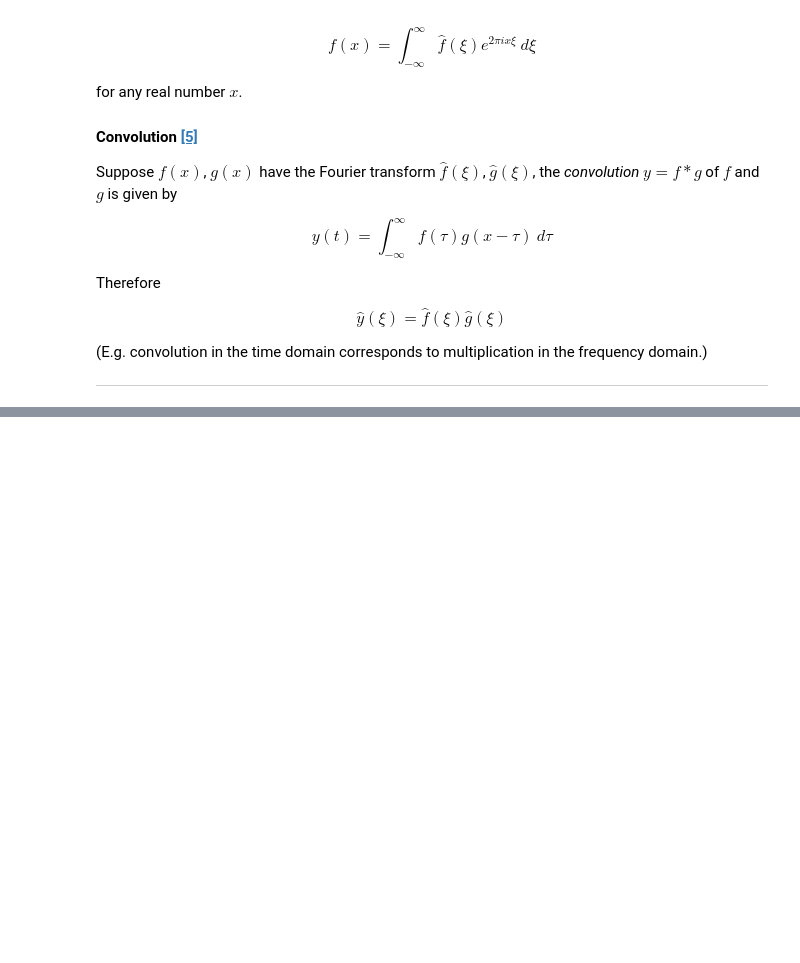
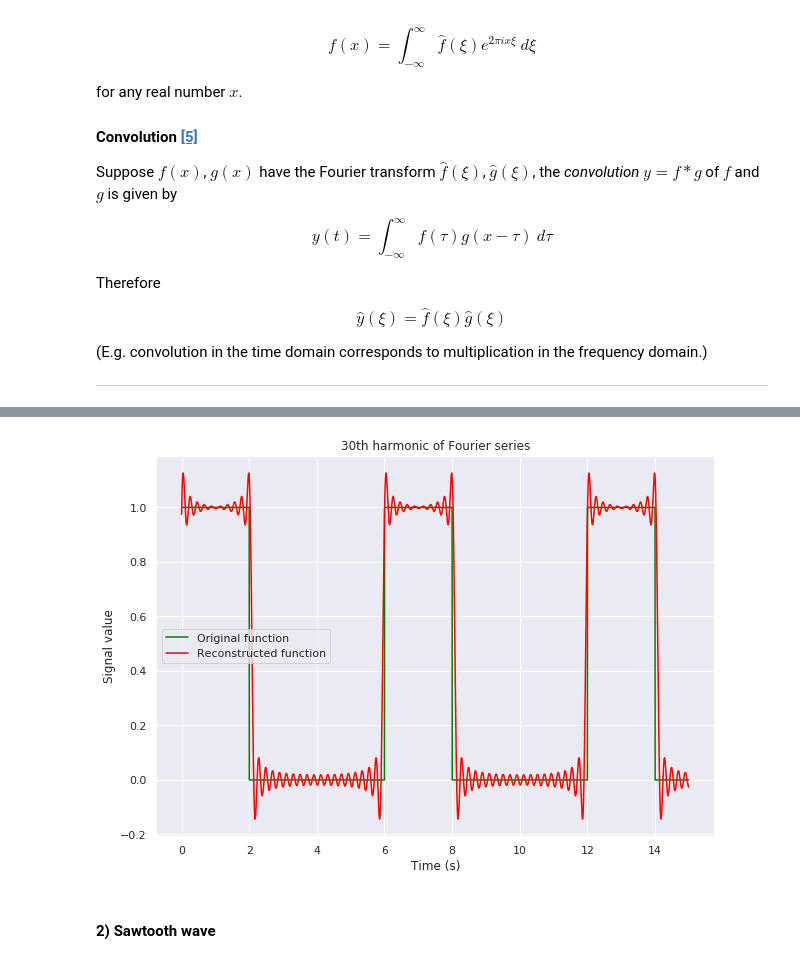
Before and after one commit to masterdesky/ELTE-signal-processing-2018, a Jupyter notebook: 2. feladatsor/Assignment 2.ipynb, the cells around one changed output, grey strips where cells are left out. Saved outputs shown, nothing was run; the diff lists cells and outputs as text; code cells hidden in the pictures; blank space fills up the shorter version.

```diff
--- a/2. feladatsor/Assignment 2.ipynb
+++ b/2. feladatsor/Assignment 2.ipynb
@@ -354,0 +607,18 @@ sns.set()
+# %%
+ReconstFunc_1, ReconstTime_1 = FourierCalcReal(a_0_1, a_1, b_1, t_1_Fourier, T_1_Fourier, N_max_1_Fourier)
+# %%
+fig_f_1_Reconstruct = plt.figure(figsize=(10,7))
+
+plt.plot(time_1, signal_1, label="Original function", c="green")
+plt.plot(ReconstTime_1, ReconstFunc_1, label="Reconstructed function", c="red")
+
+plt.title(str(N_max_1_Fourier) + "th harmonic of Fourier series")
+plt.xlabel("Time (s)")
+plt.ylabel("Signal value")
+
+plt.legend()
+plt.show()
+# %% [output]
+[figure, added]
+# %% [markdown]
+#### 2) Sawtooth wave
```
Also changed, not shown: parts of 35 cells of this notebook.
